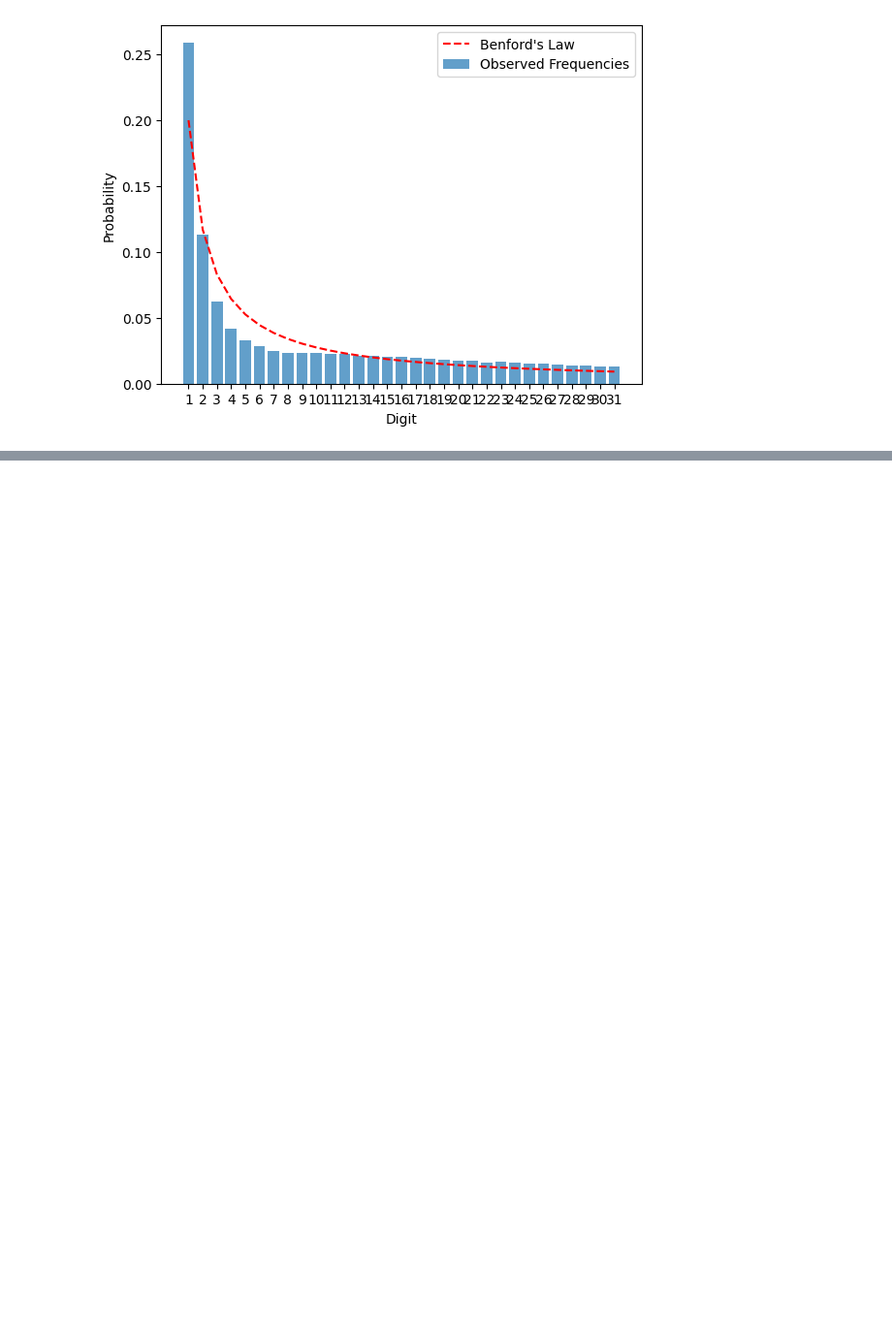
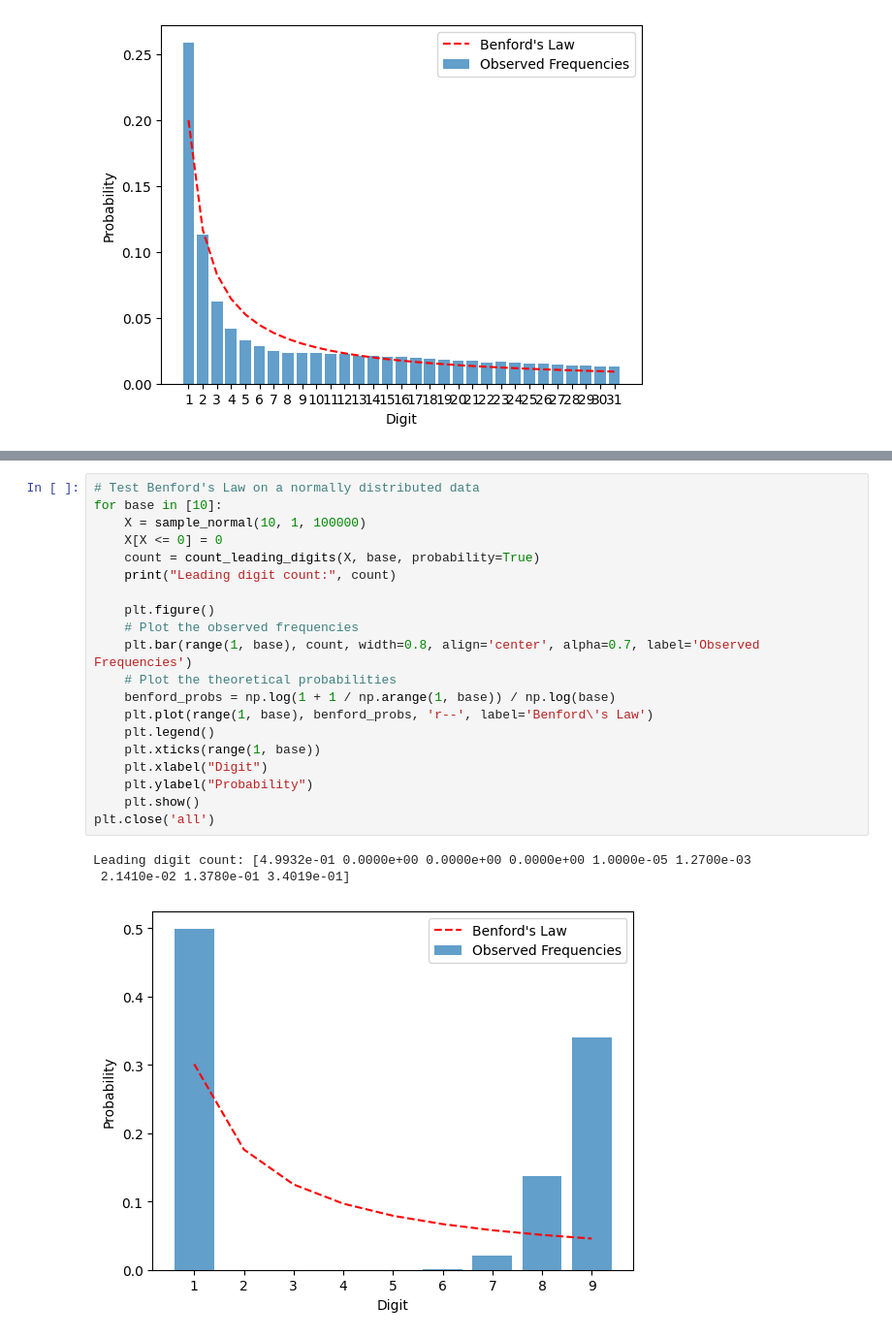
Before and after one commit to JamesZFS/LogUni, a Jupyter notebook: Benford.ipynb, the cells around one changed output, grey strips where cells are left out. Shown: that part at 97% size. Drawn from its saved outputs; the diff is of its cells as text; blank space fills up the shorter version.

```diff
--- a/Benford.ipynb
+++ b/Benford.ipynb
@@ -143,0 +170,24 @@ Leading digit count: [0.25911 0.11304 0.06213 0.04152 0.03285 0.02823 0.02507 0.
+# %%
+# Test Benford's Law on a normally distributed data
+for base in [10]:
+    X = sample_normal(10, 1, 100000)
+    X[X <= 0] = 0
+    count = count_leading_digits(X, base, probability=True)
+    print("Leading digit count:", count)
+
+    plt.figure()
+    # Plot the observed frequencies
+    plt.bar(range(1, base), count, width=0.8, align='center', alpha=0.7, label='Observed Frequencies')
+    # Plot the theoretical probabilities
+    benford_probs = np.log(1 + 1 / np.arange(1, base)) / np.log(base)
+    plt.plot(range(1, base), benford_probs, 'r--', label='Benford\'s Law')
+    plt.legend()
+    plt.xticks(range(1, base))
+    plt.xlabel("Digit")
+    plt.ylabel("Probability")
+    plt.show()
+plt.close('all')
+# %% [output]
+Leading digit count: [4.9932e-01 0.0000e+00 0.0000e+00 0.0000e+00 1.0000e-05 1.2700e-03
+ 2.1410e-02 1.3780e-01 3.4019e-01]
+[figure, added]
```
Also changed, not shown: parts of 2 cells of this notebook.
